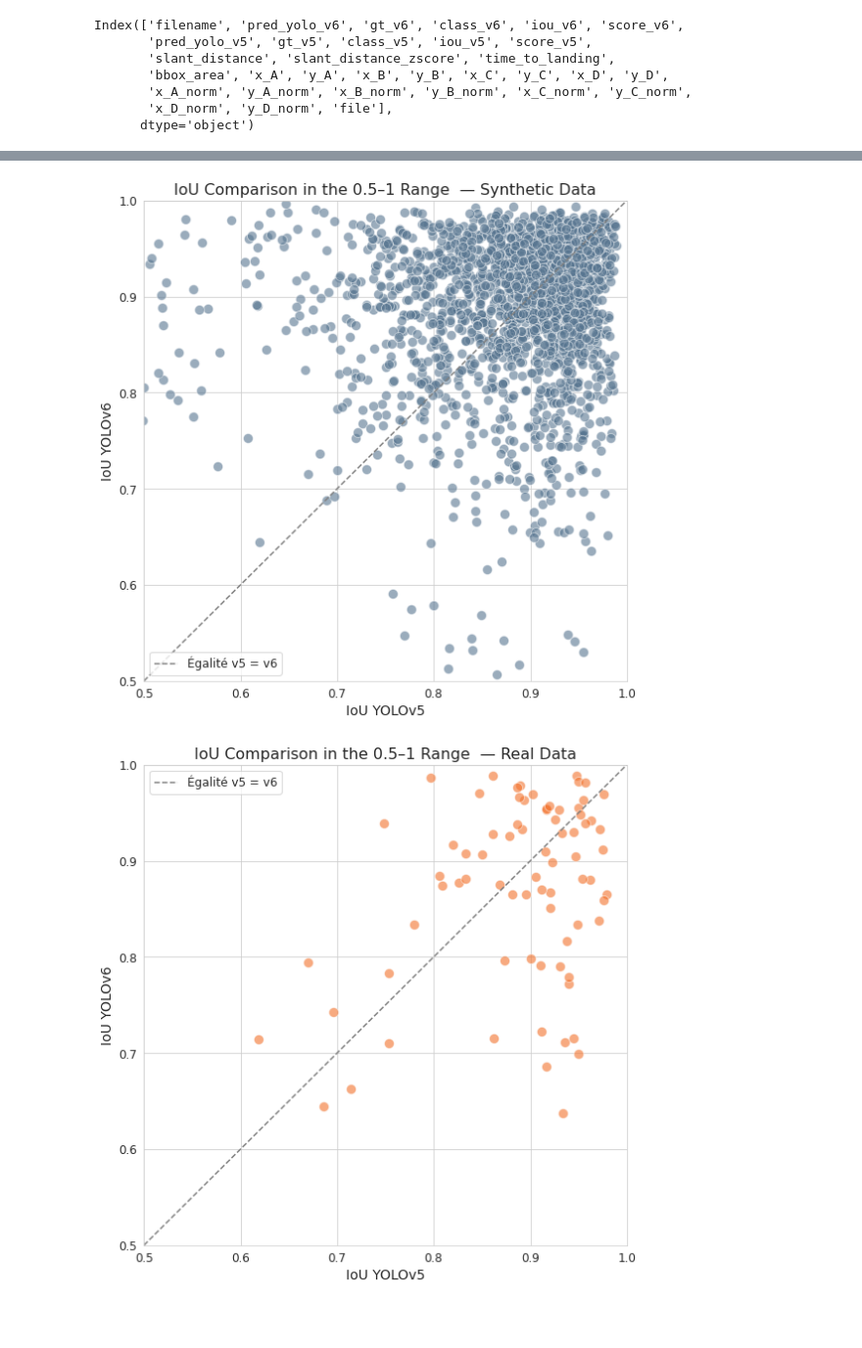
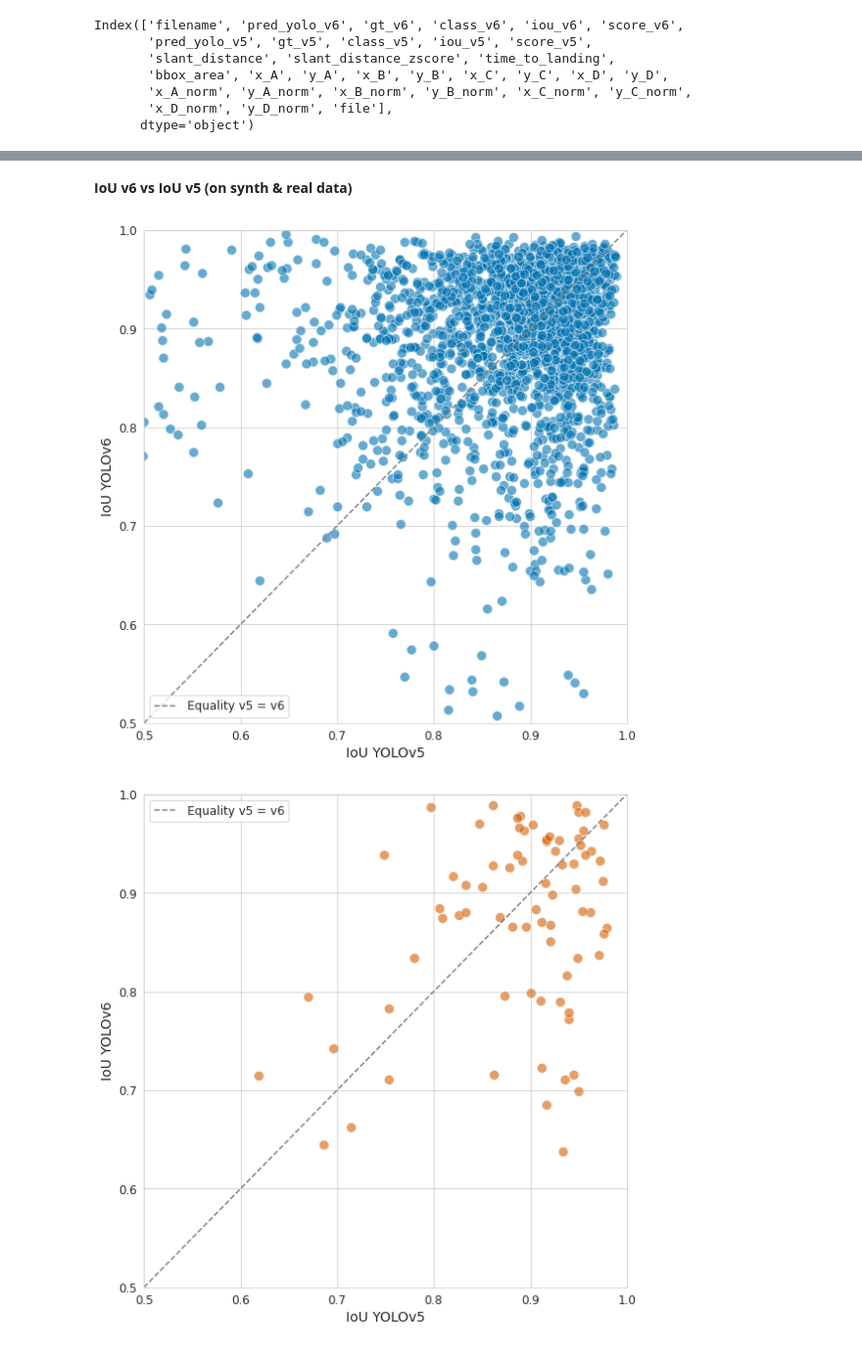
Before and after one commit to alyasltd/conformal_runway_detection, a Jupyter notebook: before_cp/perf_before_cp.ipynb, the cells around one changed output, grey strips where cells are left out. Shown at 98% size. Drawn from its saved outputs; the diff is of its cells as text; code cells hidden in the pictures; blank space fills up the shorter version.

Commit message:
improved figures

```diff
--- a/before_cp/perf_before_cp.ipynb
+++ b/before_cp/perf_before_cp.ipynb
@@ -191,3 +193,5 @@ Index(['filename', 'pred_yolo_v6', 'gt_v6', 'class_v6', 'iou_v6', 'score_v6',
+# %%
+df_combined = pd.read_csv("/home/aws_install/conformal_runway_detection/before_cp/all_results_before_cp_m.csv")
 # %%
 df_synth = df_combined[df_combined["file"].str.contains("synth", case=False)]
 df_real = df_combined[df_combined["file"].str.contains("real", case=False)]
@@ -238,3 +252,5 @@ plt.show()
+# %% [markdown]
+**IoU v6 vs IoU v5 (on synth & real data)**
 # %%
 sns.set_style("whitegrid")
 plt.rcParams.update({
@@ -244,43 +260,46 @@ plt.rcParams.update({
     "legend.fontsize": 12
 })
 
-# Palette et marker
 palette = {
-    "synth": "#577590",  # blueish
-    "real": "#f3722c",   # orange
+    "synth": "#0072B2",
+    "real": "#D55E00",
 }
 
-# FIGURE 1 : Synthétique avec zoom
+# FIGURE 1 : Synthetic Data with Zoom
 plt.figure(figsize=(8, 8))
 sns.scatterplot(data=df_synth, x="iou_v5", y="iou_v6", s=100, color=palette["synth"], alpha=0.6)
 
-# Diagonale
-plt.plot([0.5, 1], [0.5, 1], linestyle='--', color='grey', label="Égalité v5 = v6")
+plt.plot([0.5, 1], [0.5, 1], linestyle='--', color='grey', label="Equality v5 = v6")
 
 plt.xlabel("IoU YOLOv5")
 plt.ylabel("IoU YOLOv6")
-plt.title("IoU Comparison in the 0.5–1 Range  — Synthetic Data")
+#plt.title("IoU Comparison in the 0.5–1 Range  — Synthetic Data")
 plt.legend()
 plt.xlim(0.5, 1)
 plt.ylim(0.5, 1)
 plt.tight_layout()
+
+plt.savefig("iou_comparison_synthetic.png", dpi=300)
+
 plt.show()
 
-# FIGURE 2 : Réelles avec zoom
+# FIGURE 2 : Real Data with Zoom
 plt.figure(figsize=(8, 8))
 sns.scatterplot(data=df_real, x="iou_v5", y="iou_v6", s=100, color=palette["real"], alpha=0.6)
 
-# Diagonale
-plt.plot([0.5, 1], [0.5, 1], linestyle='--', color='grey', label="Égalité v5 = v6")
+plt.plot([0.5, 1], [0.5, 1], linestyle='--', color='grey', label="Equality v5 = v6")
 
 plt.xlabel("IoU YOLOv5")
 plt.ylabel("IoU YOLOv6")
-plt.title("IoU Comparison in the 0.5–1 Range  — Real Data")
+#plt.title("IoU Comparison in the 0.5–1 Range  — Real Data")
 plt.legend()
 plt.xlim(0.5, 1)
 plt.ylim(0.5, 1)
 plt.tight_layout()
+
+plt.savefig("iou_comparison_real.png", dpi=300)
+
 plt.show()
 # %% [output]
-[figure, old version]
+[figure, new version]
-[figure, old version]
+[figure, new version]
```
Also changed, not shown: parts of 11 cells of this notebook, 9 other files.
